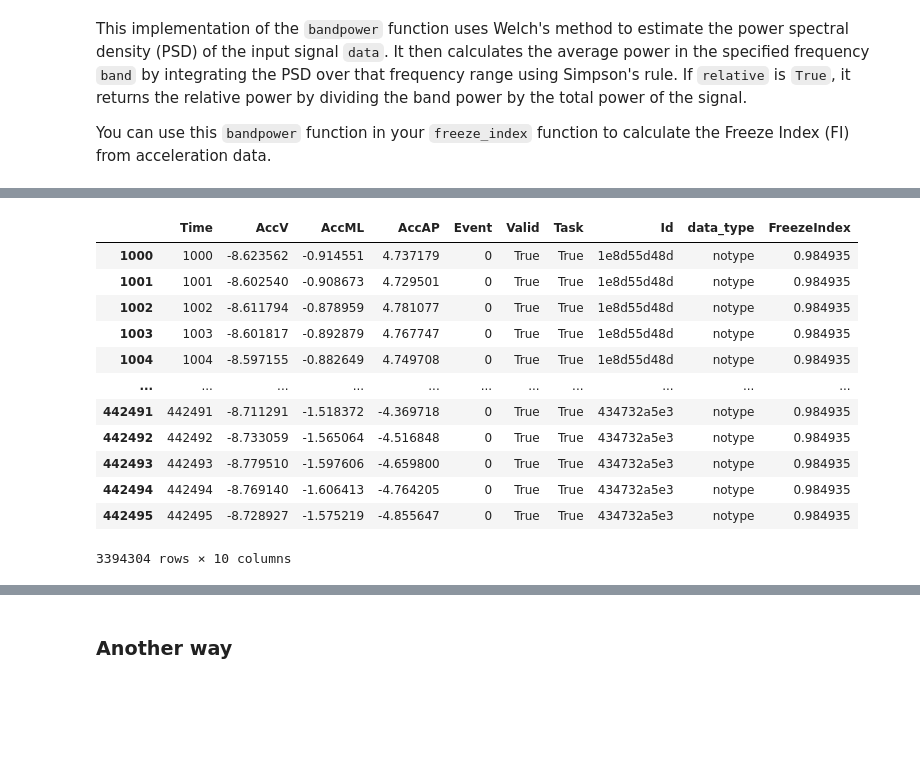
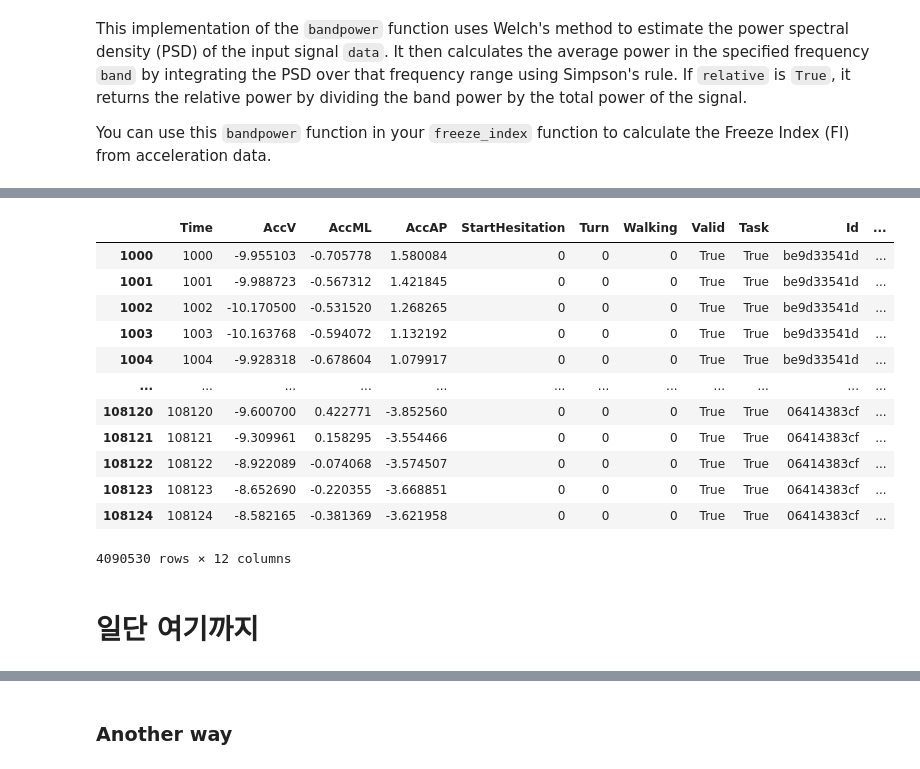
Before and after one commit to JO-HEEJIN/AI, a Jupyter notebook: fog-fi-by-momo.ipynb, the cells around one changed output, grey strips where cells are left out. Saved outputs shown, nothing was run; the diff lists cells and outputs as text; code cells hidden in the pictures; blank space fills up the shorter version.

```diff
--- a/fog-fi-by-momo.ipynb
+++ b/fog-fi-by-momo.ipynb
@@ -544,16 +454,0 @@ for f in train_tdcsfog:
-# %%
-df
-# %% [output]
-|  | Time | AccV | AccML | AccAP | Event | Valid | Task | Id | data_type | FreezeIndex |
-| 1000 | 1000 | -8.623562 | -0.914551 | 4.737179 | 0 | True | True | 1e8d55d48d | notype | 0.984935 |
-| 1001 | 1001 | -8.602540 | -0.908673 | 4.729501 | 0 | True | True | 1e8d55d48d | notype | 0.984935 |
-| 1002 | 1002 | -8.611794 | -0.878959 | 4.781077 | 0 | True | True | 1e8d55d48d | notype | 0.984935 |
-| 1003 | 1003 | -8.601817 | -0.892879 | 4.767747 | 0 | True | True | 1e8d55d48d | notype | 0.984935 |
-| 1004 | 1004 | -8.597155 | -0.882649 | 4.749708 | 0 | True | True | 1e8d55d48d | notype | 0.984935 |
-| ... | ... | ... | ... | ... | ... | ... | ... | ... | ... | ... |
-| 442491 | 442491 | -8.711291 | -1.518372 | -4.369718 | 0 | True | True | 434732a5e3 | notype | 0.984935 |
-| 442492 | 442492 | -8.733059 | -1.565064 | -4.516848 | 0 | True | True | 434732a5e3 | notype | 0.984935 |
-| 442493 | 442493 | -8.779510 | -1.597606 | -4.659800 | 0 | True | True | 434732a5e3 | notype | 0.984935 |
-| 442494 | 442494 | -8.769140 | -1.606413 | -4.764205 | 0 | True | True | 434732a5e3 | notype | 0.984935 |
-| 442495 | 442495 | -8.728927 | -1.575219 | -4.855647 | 0 | True | True | 434732a5e3 | notype | 0.984935 |
-3394304 rows × 10 columns
@@ -575,0 +455,37 @@ print(f'Accuracy: {score}')
+# %%
+
+# Calculate Freeze Index for each CSV file and add it to the corresponding rows in the DataFrame
+for f in train_defog:
+    # Read the CSV file into a DataFrame
+    data = pd.read_csv(f)
+
+    # Extract the file name without the extension to use as the Id
+    id = f.split('/')[-1].split('.')[0]
+
+    # Calculate Freeze Index for this file
+    sf = 100 #sampling frequency of the data
+    band1 = [3, 8] #freeze band (3-8 Hz)
+    band2 = [0.5, 3] #locomotor band (0.5-3 Hz)
+    win_sec = 3 #length of each window in seconds
+    relative = True #if True, return relative power
+    acc = data['AccV'].values
+    freeze_index = freeze_index1(acc, sf, band1, band2, win_sec, relative)
+
+    # Add Freeze Index to corresponding rows in DataFrame
+    df_train_defog_valid.loc[df_train_defog_valid['Id'] == id, 'FreezeIndex'] = float(freeze_index)
+# %%
+df_train_defog_valid
+# %% [output]
+|  | Time | AccV | AccML | AccAP | StartHesitation | Turn | Walking | Valid | Task | Id | ... |
+| 1000 | 1000 | -9.955103 | -0.705778 | 1.580084 | 0 | 0 | 0 | True | True | be9d33541d | ... |
+| 1001 | 1001 | -9.988723 | -0.567312 | 1.421845 | 0 | 0 | 0 | True | True | be9d33541d | ... |
+| 1002 | 1002 | -10.170500 | -0.531520 | 1.268265 | 0 | 0 | 0 | True | True | be9d33541d | ... |
+| 1003 | 1003 | -10.163768 | -0.594072 | 1.132192 | 0 | 0 | 0 | True | True | be9d33541d | ... |
+| 1004 | 1004 | -9.928318 | -0.678604 | 1.079917 | 0 | 0 | 0 | True | True | be9d33541d | ... |
+| ... | ... | ... | ... | ... | ... | ... | ... | ... | ... | ... | ... |
+| 108120 | 108120 | -9.600700 | 0.422771 | -3.852560 | 0 | 0 | 0 | True | True | 06414383cf | ... |
+| 108121 | 108121 | -9.309961 | 0.158295 | -3.554466 | 0 | 0 | 0 | True | True | 06414383cf | ... |
+| 108122 | 108122 | -8.922089 | -0.074068 | -3.574507 | 0 | 0 | 0 | True | True | 06414383cf | ... |
+| 108123 | 108123 | -8.652690 | -0.220355 | -3.668851 | 0 | 0 | 0 | True | True | 06414383cf | ... |
+| 108124 | 108124 | -8.582165 | -0.381369 | -3.621958 | 0 | 0 | 0 | True | True | 06414383cf | ... |
+4090530 rows × 12 columns
@@ -575,0 +521,2 @@ print(f'Accuracy: {score}')
+# %% [markdown]
+# 일단 여기까지
```
Also changed, not shown: parts of 20 cells of this notebook.
